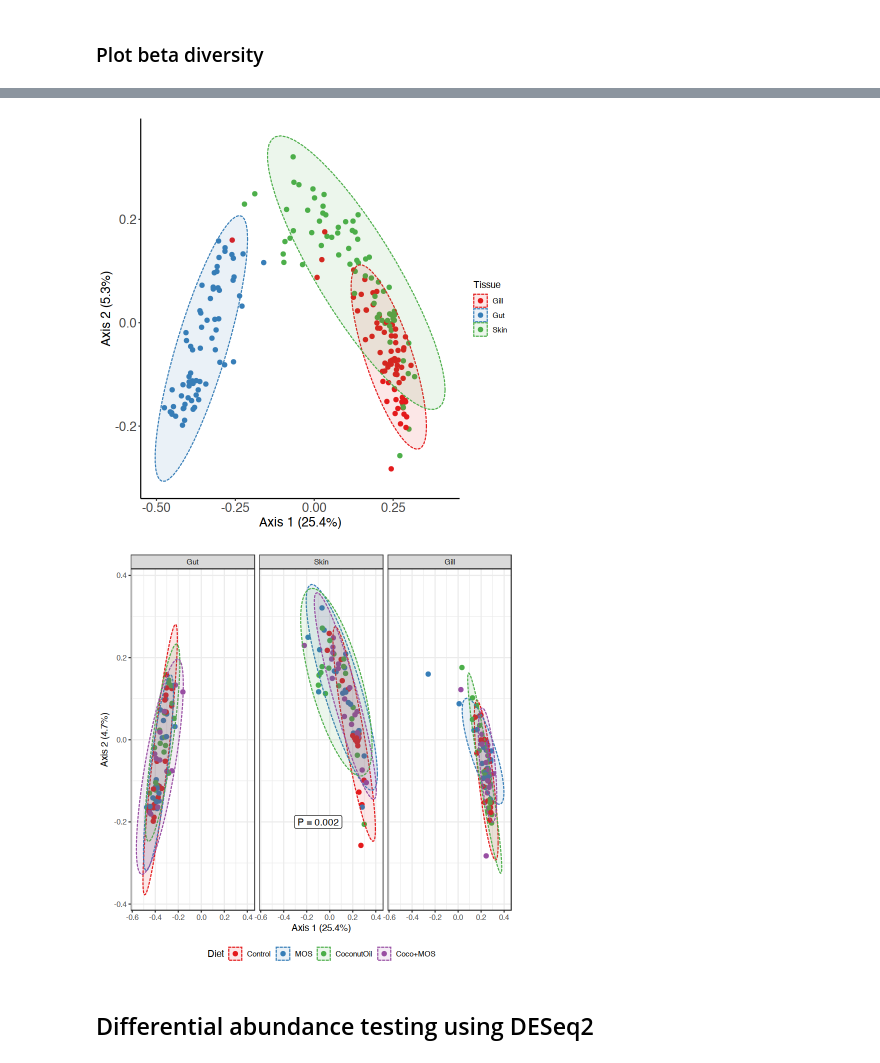
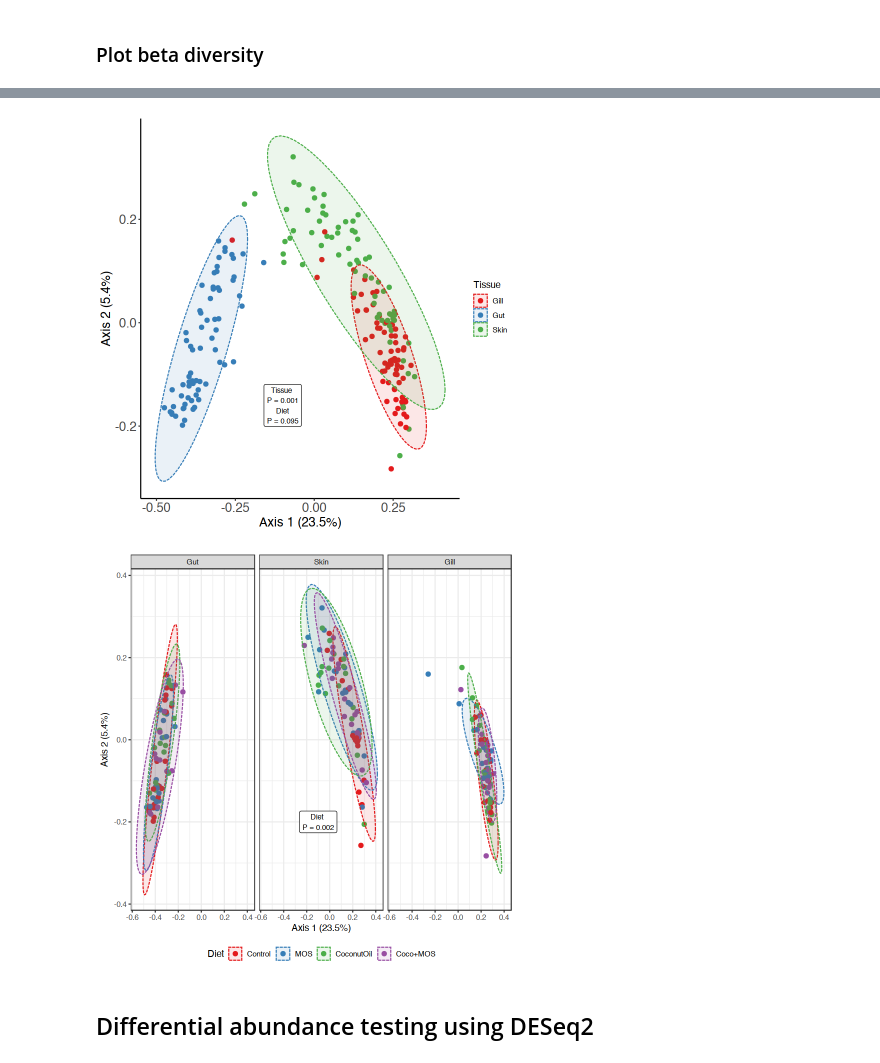
Before and after one commit to jbledsoe/Salsal_TissueMicrobiota, a Jupyter notebook: CompositionalAnalyses.ipynb, the cells around one changed output, grey strips where cells are left out. Saved outputs shown, nothing was run; the diff lists cells and outputs as text; code cells hidden in the pictures.

```diff
--- a/CompositionalAnalyses.ipynb
+++ b/CompositionalAnalyses.ipynb
@@ -785,13 +800,23 @@ p1wUni
 # %%
+uwUni_ann <- data.frame(Axis.1 = -0.1,Axis.2 = -.16,lab = "Text")
+
 p1uwUni = plot_ordination(psFish1rf, allFish.uwUn.ord, type="samples", color="Tissue")
 p1uwUni <- p1uwUni + geom_point(aes(size=2), alpha=1, size=2
                         #) + facet_grid("Tissue"
-                                      ) + stat_ellipse(geom='polygon', linetype = 2, alpha=0.1, aes(fill=Tissue, group=Tissue)) + theme_classic() + myTheme + xlab('Axis 1 (25.4%)'
-                                                                                                                                                 ) + ylab('Axis 2 (5.3%)'
-                                                                                                                                                 ) + scale_color_brewer(palette = 'Set1', type='div') + scale_fill_brewer(palette = 'Set1', type='div')
+                                      ) + stat_ellipse(geom='polygon', linetype = 2, alpha=0.1, aes(fill=Tissue, group=Tissue)) + theme_classic() + myTheme + xlab('Axis 1 (23.5%)' # run without first to ensure correct %
+                                                                                                                                                 ) + ylab('Axis 2 (5.4%)' # run without first to ensure correct %
+                                                                                                                                                 ) + scale_color_brewer(palette = 'Set1',
+                                                                                                                                                 type='div'
+                                                                                                                                                 ) + scale_fill_brewer(palette = 'Set1',
+                                                                                                                                                 type='div'
+                                                                                                                                                 ) + geom_label(data=uwUni_ann,
+                                                                                                                                                                label = 'Tissue \nP = 0.001\nDiet\nP = 0.095',
+                                                                                                                                                                color='black',
+                                                                                                                                                                size=3,
+                                                                                                                                                                show.legend = FALSE)
 p1uwUni
 # %% [output]
-[figure, old version]
+[figure, new version]
 # %%
 ann_text <- data.frame(Axis.1 = -0.1,Axis.2 = -.2,lab = "Text",
                        Tissue = factor('Skin',levels = c('Gut', 'Skin', 'Gill')),
@@ -803,13 +828,22 @@ p2uw = plot_ordination(psFish1rf, allFish.uwUn.ord, type="samples", color="Diet"
 p2uw$data$Tissue <- factor(p2uw$data$Tissue, levels=c('Gut', 'Skin', 'Gill'))
 p2uw <- p2uw + geom_point(aes(size=2), alpha=1, size=2
                 ) + facet_wrap("Tissue"
-                              ) + stat_ellipse(geom='polygon', linetype = 2, alpha=0.1, aes(group=Diet, fill=Diet)) + theme_bw() + myTheme + xlab('Axis 1 (25.4%)'
-                                                                                           ) + ylab('Axis 2 (4.7%)'
-                                                                                                ) + theme_bw() + theme(legend.position='bottom') + scale_color_brewer(palette = 'Set1', type='div') + scale_fill_brewer(palette = 'Set1', type='div') + geom_label(data=ann_text,label = 'P = 0.002', color='black', show.legend = FALSE)
+                              ) + stat_ellipse(geom='polygon', linetype = 2, alpha=0.1, aes(group=Diet, fill=Diet)) + theme_bw() + myTheme + xlab('Axis 1 (23.5%)'
+                                                                                           ) + ylab('Axis 2 (5.4%)'
+                                                                                                ) + theme_bw() + theme(legend.position='bottom'
+                                                                                                                      ) + scale_color_brewer(palette = 'Set1',
+                                                                                                                                             type='div'
+                                                                                                                                            ) + scale_fill_brewer(palette = 'Set1',
+                                                                                                                                                                  type='div'
+                                                                                                                                                                  ) + geom_label(data=ann_text,
+                                                                                                                                                                                 label = 'Diet \nP = 0.002',
+                                                                                                                                                                                 color='black',
+                                                                                                                                                                                 size=3,
+                                                                                                                                                                                 show.legend = FALSE)
 p2uw
 #ggsave('Figures/FacetedDiet_uwUniFracMDS.pdf', width=8, height=10, scale=.7)
 # %% [output]
-[figure, old version]
+[figure, new version]
 # %% [markdown]
 ## Differential abundance testing using DESeq2
 # %%
```
Also changed, not shown: parts of 2 cells of this notebook.
